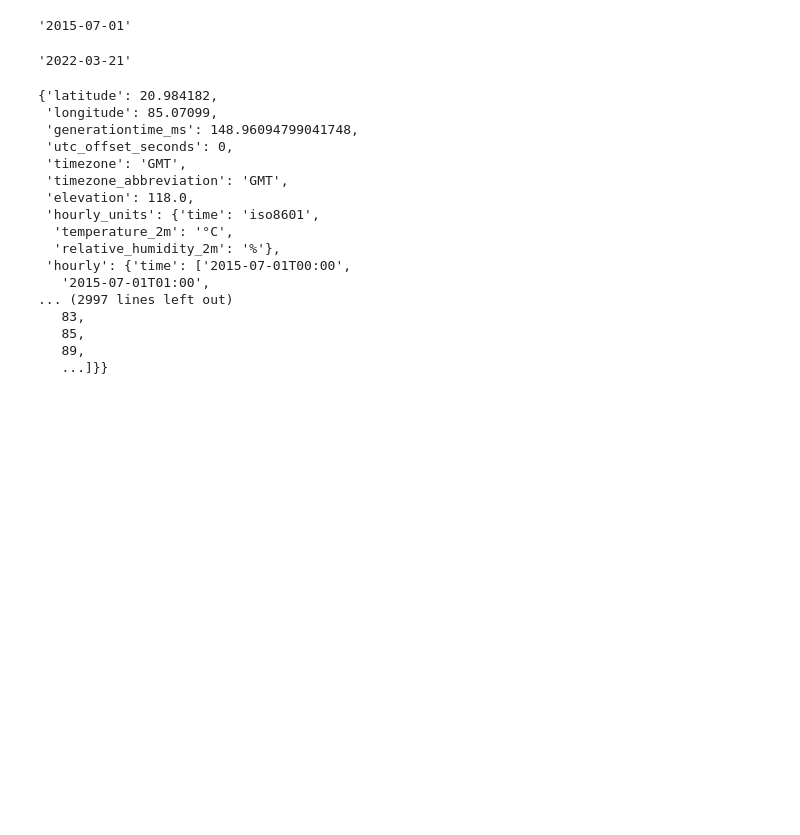
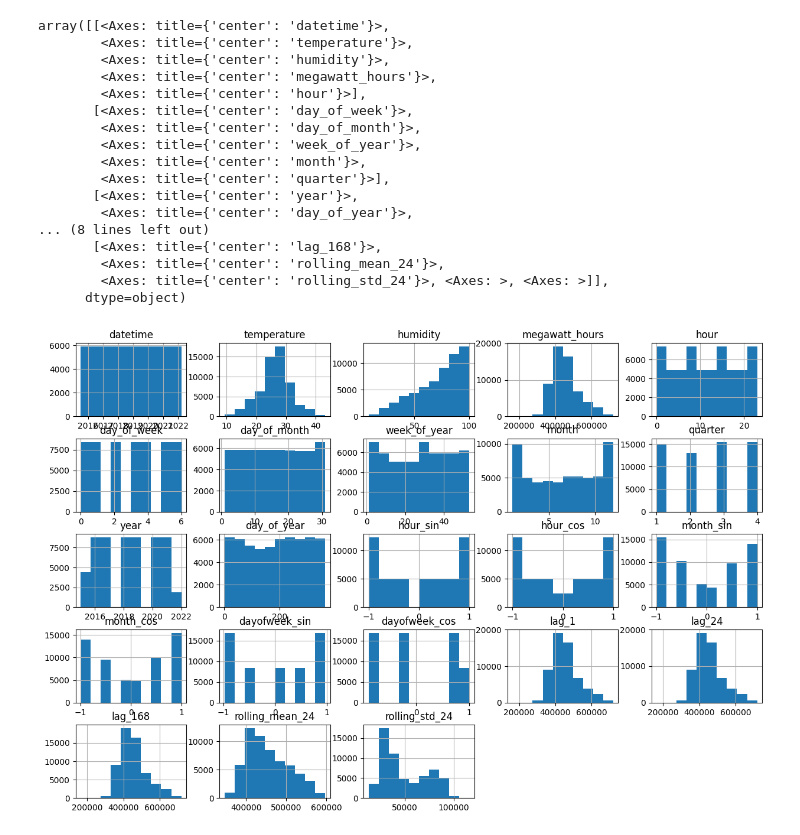
Before and after one commit to susantkumarsahoo/TimeSeriesForecasting_End_To_End, a Jupyter notebook: notebooks/05_note05.ipynb, the cells around one changed output. Saved outputs shown, nothing was run; the diff lists cells and outputs as text; code cells hidden in the pictures; blank space fills up the shorter version.

```diff
--- a/notebooks/05_note05.ipynb
+++ b/notebooks/05_note05.ipynb
@@ -230,8 +170,0 @@ url = (
-# %%
-start_date1
-# %% [output]
-'2015-07-01'
-# %%
-end_date1
-# %% [output]
-'2022-03-21'
@@ -242,20 +171,21 @@ weather_data_01 = response_01.json()
-# %%
-weather_data_01
-# %% [output]
-{'latitude': 20.984182,
- 'longitude': 85.07099,
- 'generationtime_ms': 148.96094799041748,
- 'utc_offset_seconds': 0,
- 'timezone': 'GMT',
- 'timezone_abbreviation': 'GMT',
- 'elevation': 118.0,
- 'hourly_units': {'time': 'iso8601',
-  'temperature_2m': '°C',
-  'relative_humidity_2m': '%'},
- 'hourly': {'time': ['2015-07-01T00:00',
-   '2015-07-01T01:00',
-... (2997 lines left out)
-   83,
-   85,
-   89,
-   ...]}}
+# %%
+df.hist(figsize=(15, 10))
+# %% [output]
+array([[<Axes: title={'center': 'datetime'}>,
+        <Axes: title={'center': 'temperature'}>,
+        <Axes: title={'center': 'humidity'}>,
+        <Axes: title={'center': 'megawatt_hours'}>,
+        <Axes: title={'center': 'hour'}>],
+       [<Axes: title={'center': 'day_of_week'}>,
+        <Axes: title={'center': 'day_of_month'}>,
+        <Axes: title={'center': 'week_of_year'}>,
+        <Axes: title={'center': 'month'}>,
+        <Axes: title={'center': 'quarter'}>],
+       [<Axes: title={'center': 'year'}>,
+        <Axes: title={'center': 'day_of_year'}>,
+... (8 lines left out)
+       [<Axes: title={'center': 'lag_168'}>,
+        <Axes: title={'center': 'rolling_mean_24'}>,
+        <Axes: title={'center': 'rolling_std_24'}>, <Axes: >, <Axes: >]],
+      dtype=object)
+[figure, added]
```
Also changed, not shown: parts of 46 cells of this notebook, 1 other file.
